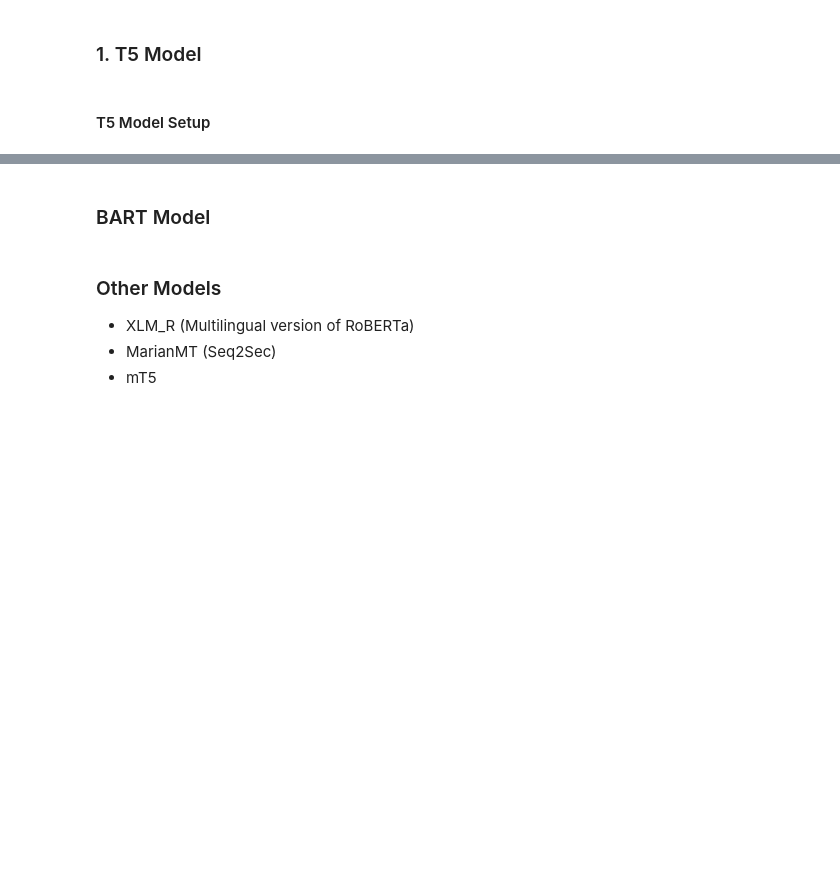
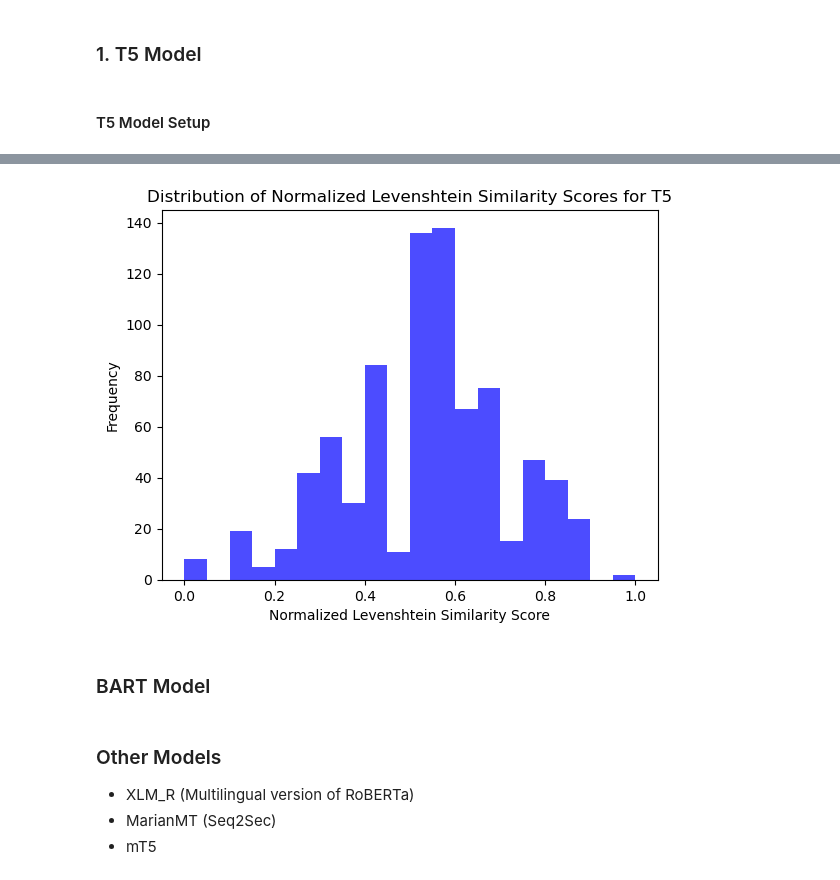
Before and after one commit to sekretaryuk/w266-final-project, a Jupyter notebook: lineara_workfile_4.ipynb, the cells around one changed output, grey strips where cells are left out. Saved outputs shown, nothing was run; the diff lists cells and outputs as text; code cells hidden in the pictures; blank space fills up the shorter version.

```diff
--- a/lineara_workfile_4.ipynb
+++ b/lineara_workfile_4.ipynb
@@ -872,9 +880,6 @@ model = T5ForConditionalGeneration.from_pretrained('t5-small')
 train_dataset = LinearBToGreekDataset(T5_data_linearb_names_train, tokenizer)
 train_loader = DataLoader(train_dataset, batch_size=16, shuffle=True, collate_fn=train_dataset.collate_fn)
 
-# Training setup
-device = torch.device('cuda' if torch.cuda.is_available() else 'cpu')
-model.to(device)
 
 optimizer = AdamW(model.parameters(), lr=T5_lr)
 epoch_loss = []
@@ -886,8 +891,6 @@ for epoch in range(T5_epochs):
 
     for batch in train_loader:
         input_ids, labels = batch
-        input_ids = input_ids.to(device)
-        labels = labels.to(device)
 
         # Forward pass
         outputs = model(input_ids=input_ids, labels=labels)
@@ -1022,11 +982,7 @@ for i in range(len(test_predictions)):
         lst.append(best_score_for_subset)
 
 
-
-
-comparison_df=pd.DataFrame(comparison_df,columns=["Original Linear B","Prediction","Actual","Best Similarity Score"])
-print(comparison_df.head())
-print(comparison_df["Best Similarity Score"].mean())
+comparison_df=pd.DataFrame(comparison_df,columns=["Original Linear B","Prediction","Actual","Best Levenshtein Similarity Score"])
 # %% [output]
 aetito aethistos
 aetito ethizo
@@ -1049 +1021,13 @@ akaranos akaranos
+# %%
+# Extract the 'Best Levenshtein Similarity Score' column values
+lev_similarity_scores = comparison_df['Best Levenshtein Similarity Score'].values
+
+# Plot histogram of normalized Levenshtein similarity scores
+plt.hist(lev_similarity_scores, bins=20, color='blue', alpha=0.7)
+plt.title('Distribution of Normalized Levenshtein Similarity Scores for T5')
+plt.xlabel('Normalized Levenshtein Similarity Score')
+plt.ylabel('Frequency')
+plt.show()
+# %% [output]
+[figure, added]
 # %%
```
Also changed, not shown: parts of 20 cells of this notebook.
